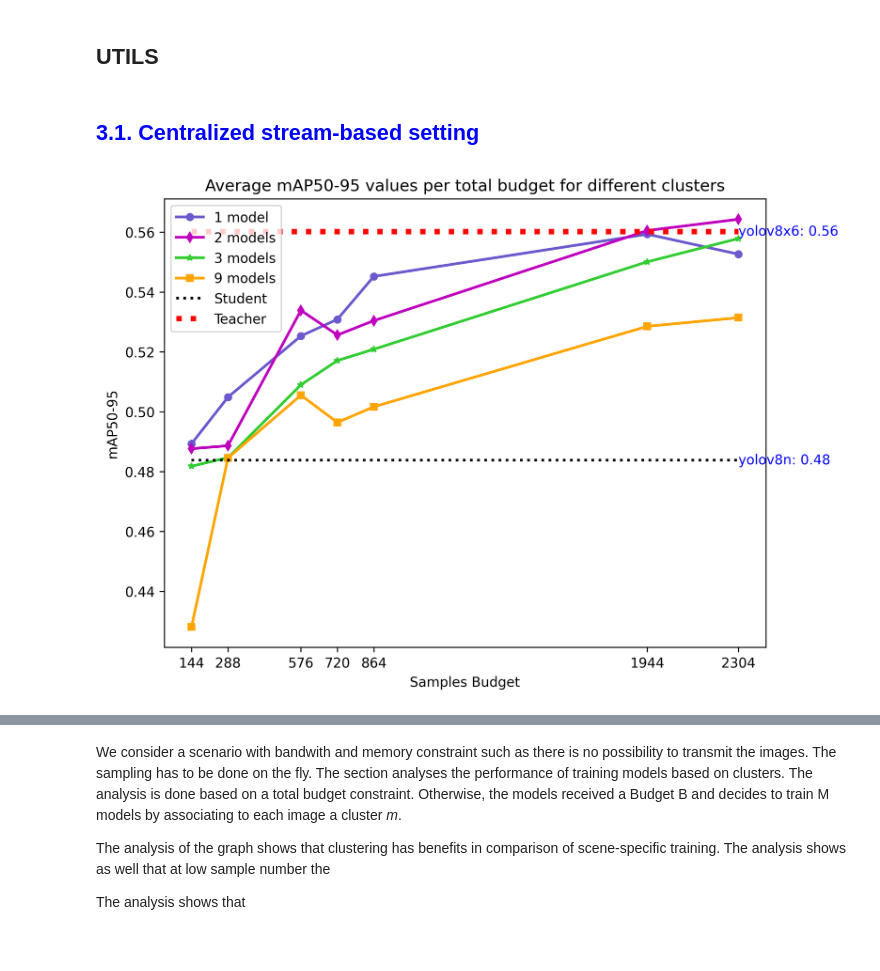
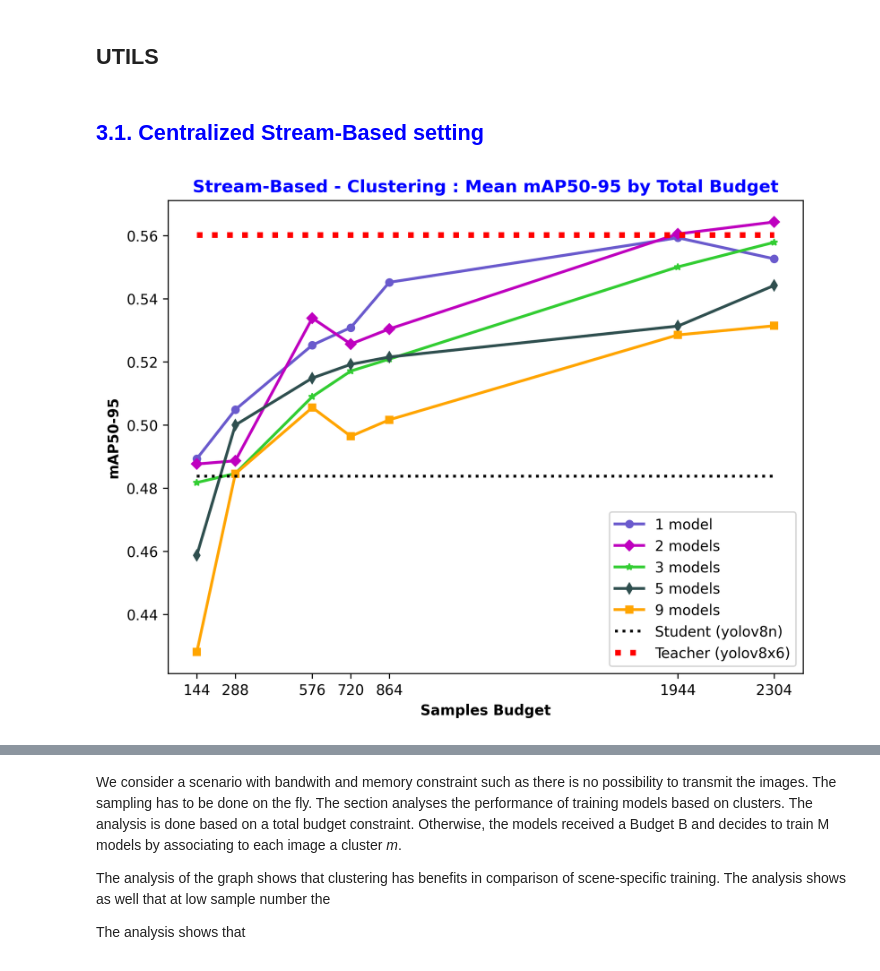
Before and after one commit to manjahdani/CSBAD, a Jupyter notebook: visualization_tools/analysis_journal.ipynb, the cells around one changed output, grey strips where cells are left out. Saved outputs shown, nothing was run; the diff lists cells and outputs as text; code cells hidden in the pictures.

```diff
--- a/visualization_tools/analysis_journal.ipynb
+++ b/visualization_tools/analysis_journal.ipynb
@@ -659,10 +648,7 @@ def plot_heatmap(df, samples, strategies, dom_periods):
     return pivot_df, pivot_df_diag_row_adjusted, pivot_df_diag_column_adjusted
 # %%
-# Sample parameters
-samples_list = [256]
-strategies = ['thresholded-top-confidence-max']
-dom_periods = restricted_dom_periods
-
-# Loop through samples_list and plot the heatmaps
-pivot_df, pivot_df_diag_row_adjusted, pivot_df_diag_column_adjusted = plot_heatmap(df_stream, samples, strategies, dom_periods)
+pivot_sb, pivot_sb_row_adj, pivot_sb_col_adj = plot_heatmap(df_stream,
+                                                            samples=[256],
+                                                            strategies=['thresholded-top-confidence-max'],
+                                                            dom_periods=restricted_dom_periods)
 # %% [output]
@@ -673,14 +659,19 @@ pivot_df, pivot_df_diag_row_adjusted, pivot_df_diag_column_adjusted = plot_heatm
 <h2> <font color="blue"> 2.2 Hiearchichal Clustering </font><h2>
 # %%
 # Create the clustermap plots
-grid = sns.clustermap(pivot_df, cmap='YlGnBu', standard_scale=1, figsize=(5, 5))
+grid_sb = sns.clustermap(pivot_sb, cmap='YlGnBu', standard_scale=1, figsize=(5, 5))
 
-grid.fig.savefig("E:\Download\images-journal\clustermap.pdf", dpi=300)
+grid_sb.fig.savefig("E:\Download\images-journal\clustermap.pdf", dpi=300)
 
-grid_column_adjusted = sns.clustermap(pivot_df_diag_column_adjusted,
+grid_sb_col_adj= sns.clustermap(pivot_sb_col_adj,
                                       cmap='Spectral',
                                       standard_scale=1,
                                       figsize=(5, 5))
+
+grid_sb_row_adj = sns.clustermap(pivot_sb_row_adj,
+                                 cmap='Spectral',
+                                 standard_scale=1,
+                                 figsize=(5, 5))
 # %% [output]
 [figure]
 [figure]
@@ -806,11 +807,11 @@ The choice of the threshold should be based on domain knowledge and the specific
 # %% [markdown]
 <h2> UTILS </h2>
 # %%
-def assign_cluster(cam,clusters):
+def assign_cluster(cam, clusters, dom_periods):
     inclusters=[]
     outclusters=[]
     for cluster in clusters:
-        a,b,c,d=process_domains_periods(cluster['source_domain'], cluster['source_period'], restricted_dom_periods)
+        a,b,c,d=process_domains_periods(cluster['source_domain'], cluster['source_period'], dom_periods)
         if(cam in b):
             inclusters.append(cluster)
         else:
@@ -840,11 +841,11 @@ def generate_cameras_pairs(input_string):
     return output
 
 
-def process_domains_periods(source_domain, source_period, eligible_clustering_domain_periods):
+def process_domains_periods(source_domain, source_period, eligible_domain_periods):
     joined_string = source_domain + "-" + source_period
     domains_periods = generate_cameras_pairs(joined_string)
     included_domains = [pair[0] for pair in domains_periods]
-    excluded_domains_periods = [pair for pair in eligible_clustering_domain_periods if pair not in domains_periods]
+    excluded_domains_periods = [pair for pair in eligible_domain_periods if pair not in domains_periods]
     excluded_domains = [pair[0] for pair in excluded_domains_periods]
     return domains_periods, included_domains,excluded_domains_periods,excluded_domains
 
@@ -1120,7 +1086,7 @@ Strategy: thresholded-top-confidence-max, Sample Size: 216
 # %% [markdown]
 <h2> UTILS </h2>
 # %%
-def total_samples_cluster(cam_week_tuples, strategy, samples, df, df_multistream):
+def total_samples_cluster(cam_week_tuples, strategy, samples, df, df_multistream, dom_periods):
     # Create an empty DataFrame
     result_df = pd.DataFrame()
 
@@ -1131,7 +1097,7 @@ def total_samples_cluster(cam_week_tuples, strategy, samples, df, df_multistream
 
         cam, week = cam_week_tuple
         data1["target_domain"]=cam
-        inclusters,outclusters = assign_cluster(cam, clusters)
+        inclusters,outclusters = assign_cluster(cam, clusters,dom_periods)
         # Loop over each sample
         for sample in samples:
             data1["samples"]=sample*9
@@ -1167,34 +1133,37 @@ def total_samples_cluster(cam_week_tuples, strategy, samples, df, df_multistream
                 result_df = pd.concat([result_df, pd.DataFrame([data2])], ignore_index=True)
 
     return result_df
-# %% [markdown]
-<h2> <font color="blue"> 3.1. Centralized stream-based setting   </font> </h2>
+# %% [markdown]
+<h2> <font color="blue"> 3.1. Centralized Stream-Based setting   </font> </h2>
 # %%
+full_stream=pd.concat([df_stream, df_multistream])
 samples_sb = [16,32,64,80,96,216,256]   # replace with your samples
-df_clustering_streambased = total_samples_cluster(restricted_dom_periods, 'thresholded-top-confidence-max', samples_sb, df_stream, df_multistream)
+df_clustering_streambased = total_samples_cluster(restricted_dom_periods, 'thresholded-top-confidence-max',
+                                                  samples_sb, df_stream, full_stream, restricted_dom_periods)
 
 total_samples_sb = [x * 9 for x in samples_sb]
 cluster_strategy_styles = {
     '1-models': {'color': 'slateblue', 'marker': 'o','label':'1 model'},
-    '2-models': {'color': 'm', 'marker': 'd','label':'2 models'},
+    '2-models': {'color': 'm', 'marker': 'D','label':'2 models'},
     '3-models': {'color': 'limegreen', 'marker': '*','label':'3 models'},
+    '5-models': {'color': 'darkslategray', 'marker': 'd','label':'5 models'},
     '9-models': {'color': 'orange', 'marker': 's','label':'9 models'},
 }
 plot_style={
     'tick_positions' : total_samples_sb,
     'tick_labels':[str(value) for value in total_samples_sb],
-    'title': 'Average mAP50-95 values per total budget for different clusters',
+    'title': 'Stream-Based - Clustering : Mean mAP50-95 by Total Budget',
     'setGrid': False,
     'filename':"E:\Download\images-journal\clusteringstream-based.pdf"
 }
 
 benchmark_strategies_plot(df_clustering_streambased,
                           strategy_styles=cluster_strategy_styles,
                           baseline_df=df_baseline_default,
                           baseline_styles=baseline_styles_default,
                           plot_style=plot_style)
 
 result_df_cluster_sb = compute_pivot_tables(df_clustering_streambased)
 display(result_df_cluster_sb)
 # %% [output]
-[figure, old version]
+[figure, new version]
```
Also changed, not shown: parts of 37 cells of this notebook.
